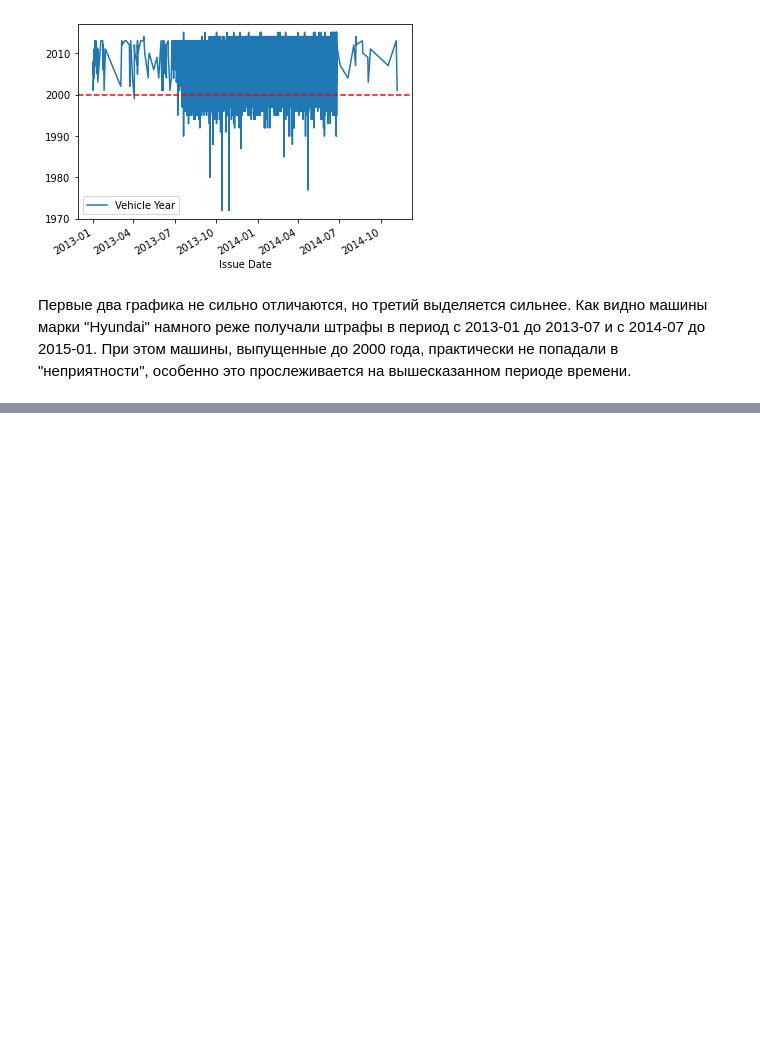
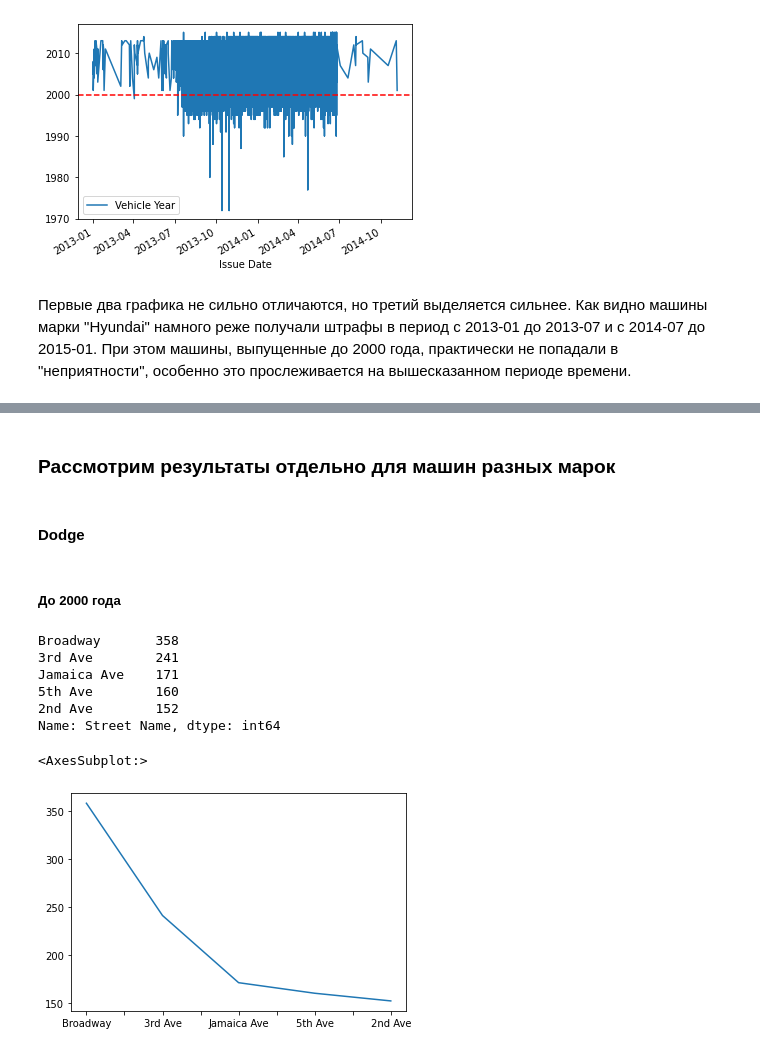
Before and after one commit to FStrean/NYC-Parking-Tickets-Analisis, a Jupyter notebook: Source/NYC-Parking-Tickets-Analisis.ipynb, the cells around one changed output, grey strips where cells are left out. Drawn from its saved outputs; the diff is of its cells as text; code cells hidden in the pictures; blank space fills up the shorter version.

```diff
--- a/Source/NYC-Parking-Tickets-Analisis.ipynb
+++ b/Source/NYC-Parking-Tickets-Analisis.ipynb
@@ -219,0 +243,20 @@ ax.axhline(2000, color="red", linestyle="--")
+# %% [markdown]
+### Рассмотрим результаты отдельно для машин разных марок
+# %% [markdown]
+#### Dodge
+# %% [markdown]
+##### До 2000 года
+# %%
+dataset.loc[(dataset['Vehicle Make']=='DODGE') & (dataset['Vehicle Year'] < 2000.0)]['Street Name'].value_counts().head(5)
+# %% [output]
+Broadway       358
+3rd Ave        241
+Jamaica Ave    171
+5th Ave        160
+2nd Ave        152
+Name: Street Name, dtype: int64
+# %%
+dataset.loc[(dataset['Vehicle Make']=='DODGE') & (dataset['Vehicle Year'] < 2000.0)]['Street Name'].value_counts().head(5).plot()
+# %% [output]
+<AxesSubplot:>
+[figure, added]
```
Also changed, not shown: parts of 26 cells of this notebook.
